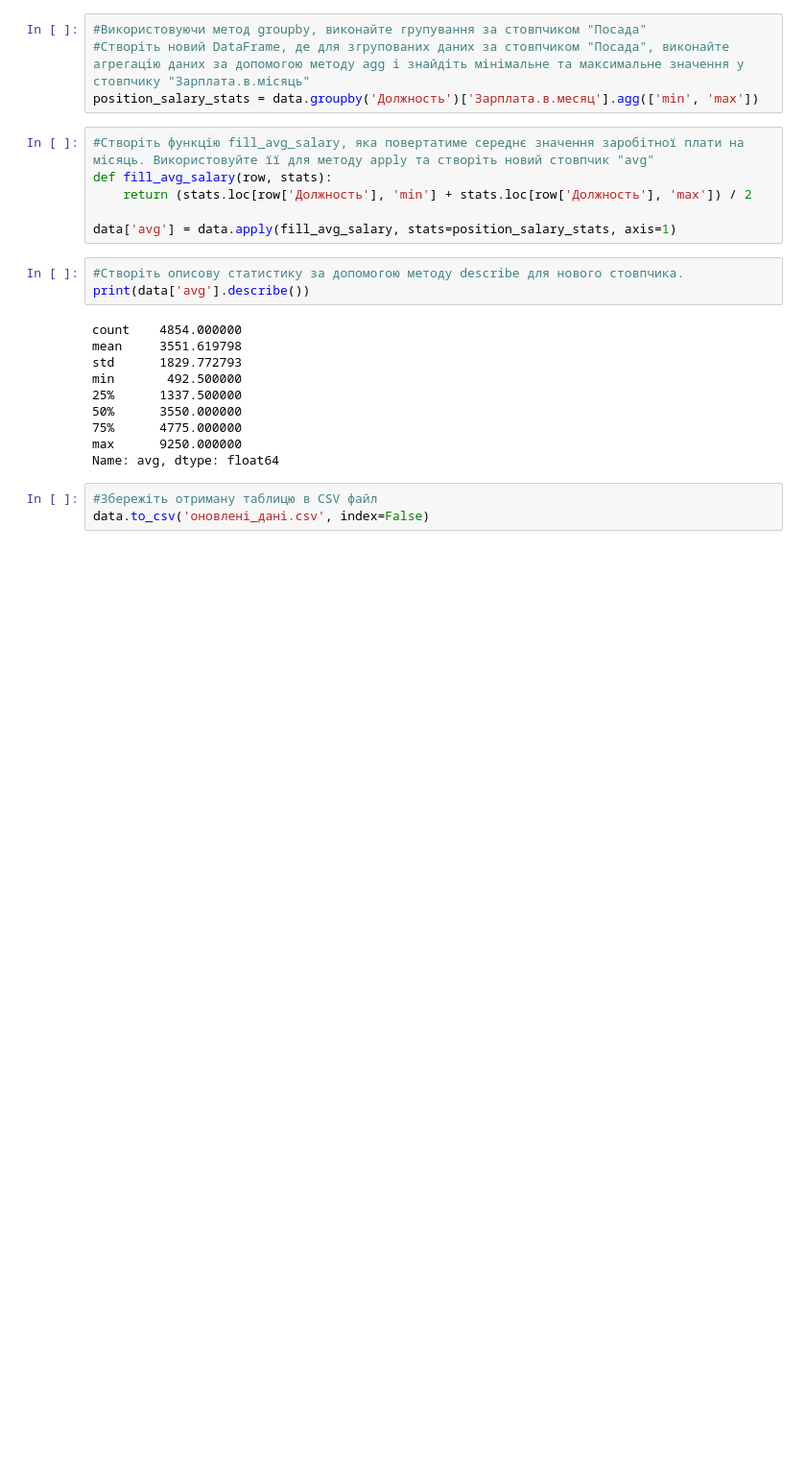
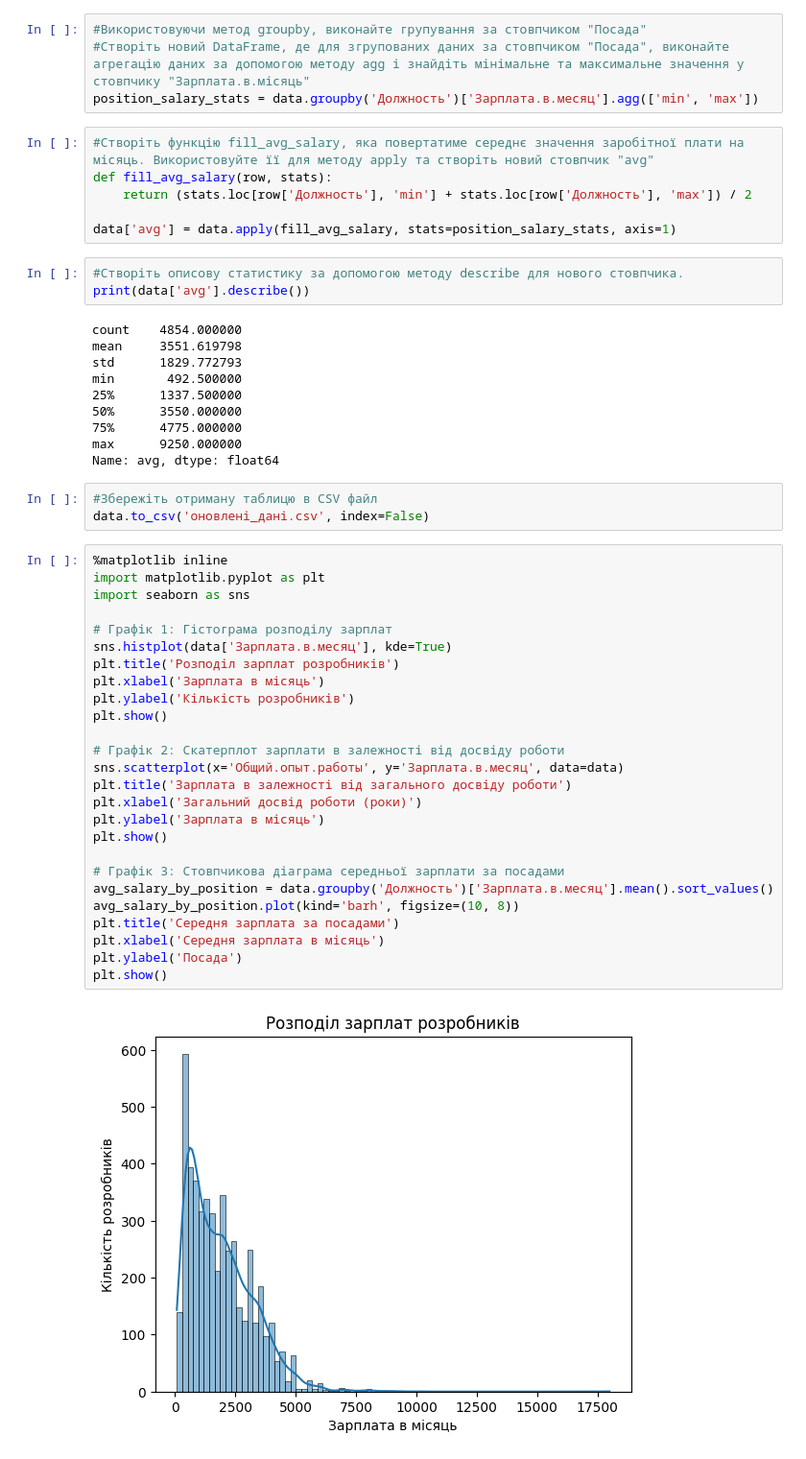
Before and after one commit to YuriSerhiienko/data_science_hw2, a Jupyter notebook: Hw2.2.ipynb, the cells around one changed output. Shown at 96% size. Drawn from its saved outputs; the diff is of its cells as text; blank space fills up the shorter version.

```diff
--- a/Hw2.2.ipynb
+++ b/Hw2.2.ipynb
@@ -121,3 +139,31 @@ Name: avg, dtype: float64
 # %%
 #Збережіть отриману таблицю в CSV файл
 data.to_csv('оновлені_дані.csv', index=False)
+# %%
+%matplotlib inline
+import matplotlib.pyplot as plt
+import seaborn as sns
+
+# Графік 1: Гістограма розподілу зарплат
+sns.histplot(data['Зарплата.в.месяц'], kde=True)
+plt.title('Розподіл зарплат розробників')
+plt.xlabel('Зарплата в місяць')
+plt.ylabel('Кількість розробників')
+plt.show()
+
+# Графік 2: Скатерплот зарплати в залежності від досвіду роботи
+sns.scatterplot(x='Общий.опыт.работы', y='Зарплата.в.месяц', data=data)
+plt.title('Зарплата в залежності від загального досвіду роботи')
+plt.xlabel('Загальний досвід роботи (роки)')
+plt.ylabel('Зарплата в місяць')
+plt.show()
+
+# Графік 3: Стовпчикова діаграма середньої зарплати за посадами
+avg_salary_by_position = data.groupby('Должность')['Зарплата.в.месяц'].mean().sort_values()
+avg_salary_by_position.plot(kind='barh', figsize=(10, 8))
+plt.title('Середня зарплата за посадами')
+plt.xlabel('Середня зарплата в місяць')
+plt.ylabel('Посада')
+plt.show()
+# %% [output]
+[figure, added]
```
Also changed, not shown: parts of 4 cells of this notebook.
